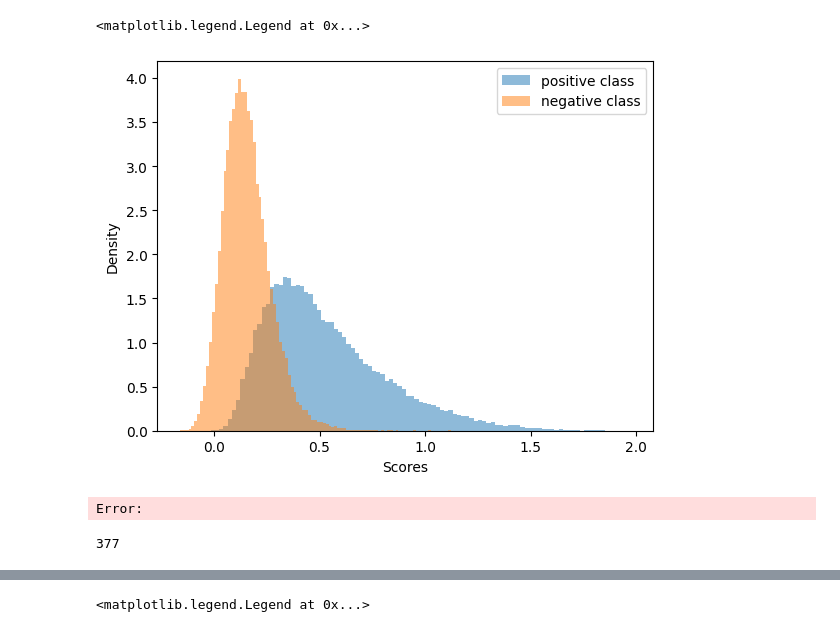
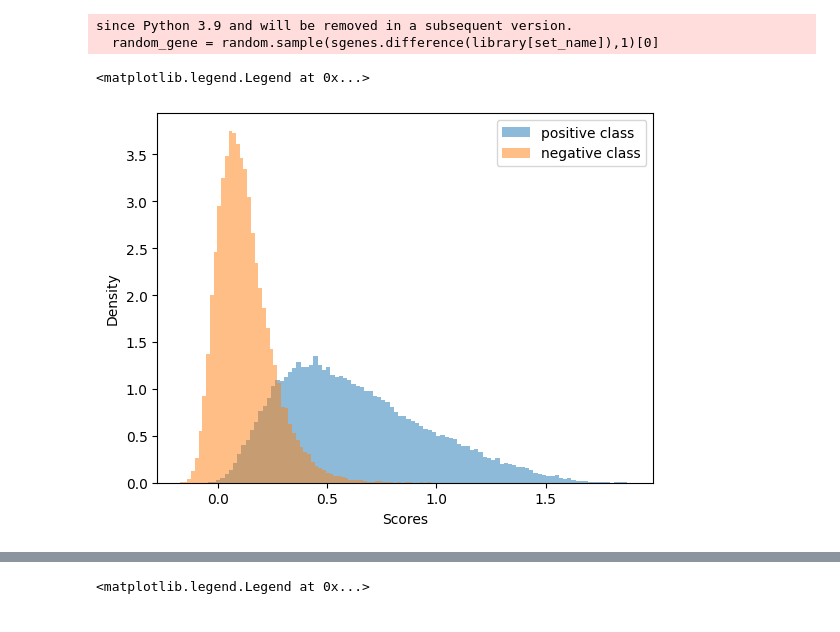
Before and after one commit to lachmann12/geneembedding, a Jupyter notebook: embed.ipynb, the cells around one changed output, grey strips where cells are left out. Saved outputs shown, nothing was run; the diff lists cells and outputs as text; code cells hidden in the pictures.

```diff
--- a/embed.ipynb
+++ b/embed.ipynb
@@ -34,7 +42,6 @@ library_embedding = genemap.embed_library(library, progress=True)
 # %%
 gold = []
 miss = []
-del X
 
 for set_name in tqdm.tqdm(library_embedding.index):
     for i in range(10):
@@ -42,9 +49,11 @@ for set_name in tqdm.tqdm(library_embedding.index):
         gene_to_set = np.array(gene_embedding.loc[random_gene,:] - library_embedding.loc[set_name,:])
         gold.append(gene_to_set)
 
+sgenes = set(genes)
+
 for set_name in tqdm.tqdm(library_embedding.index):
     for i in range(30):
-        random_gene = random.sample(genes,1)[0]
+        random_gene = random.sample(sgenes.difference(library[set_name]),1)[0]
         gene_to_set = np.array(gene_embedding.loc[random_gene,:] - library_embedding.loc[set_name,:])
         miss.append(gene_to_set)
 
@@ -86,33 +108,31 @@ plt.show()
 # %%
 
 gl = []
 rl = []
+
 for set_name in tqdm.tqdm(library_embedding.index):
     for lgene in random.sample(library[set_name], min(len(library[set_name]), 10)):
         gene_to_set = np.array(gene_embedding.loc[lgene,:] - library_embedding.loc[set_name,:])
         gl.append(gene_to_set)
-        random_gene = random.sample(genes,1)[0]
+        random_gene = random.sample(sgenes.difference(library[set_name]),1)[0]
         gene_to_set = np.array(gene_embedding.loc[random_gene,:] - library_embedding.loc[set_name,:])
         rl.append(gene_to_set)
 
 y_pred_gold = gene_model.predict(np.array(gl))
 y_pred_miss = gene_model.predict(np.array(rl))
 
 plt.hist(y_pred_gold, bins=100, density=True, alpha=0.5, label='positive class')
 plt.hist(y_pred_miss, bins=100, density=True, alpha=0.5, label='negative class')
 
 # Adding labels and legend
 plt.xlabel('Scores')
 plt.ylabel('Density')
 plt.legend()
 # %% [output]
-<matplotlib.legend.Legend at 0x...>
+since Python 3.9 and will be removed in a subsequent version.
+  random_gene = random.sample(sgenes.difference(library[set_name]),1)[0]
+<matplotlib.legend.Legend at 0x...>
-[figure, old version]
+[figure, new version]
-Error:
-# %%
-len(y_pred_miss)
-# %% [output]
-377
 # %%
 embedding1 = genemap.embed_library(lib1)
 embedding2 = genemap.embed_library(lib2)
```
Also changed, not shown: parts of 8 cells of this notebook, 2 other files.
